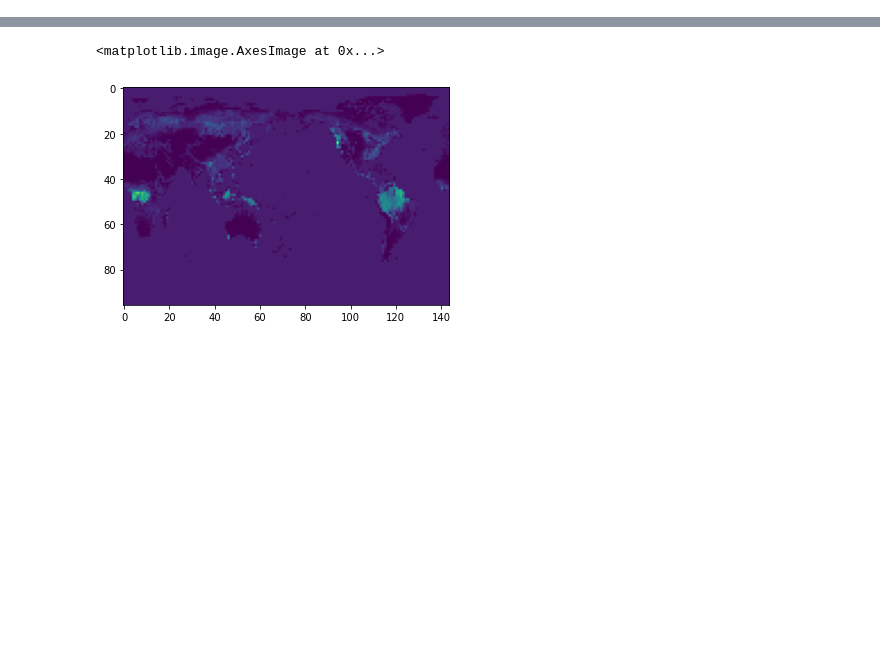
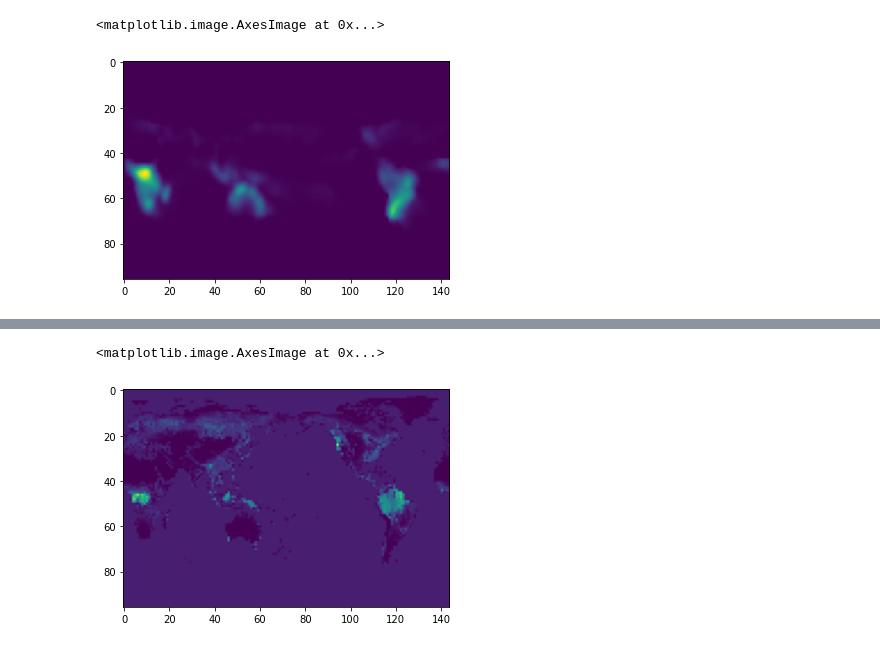
Before and after one commit to charliehuang09/SVAI, a Jupyter notebook: plot.ipynb, the cells around one changed output, grey strips where cells are left out. Cells and saved outputs as stored; diff of their text form; code cells hidden in the pictures; blank space fills up the shorter version.

```diff
--- a/plot.ipynb
+++ b/plot.ipynb
@@ -44,0 +47,5 @@ print(wind.shape)
+# %%
+plt.imshow(lightning.iloc[0])
+# %% [output]
+<matplotlib.image.AxesImage at 0x...>
+[figure, added]
```
Also changed, not shown: parts of 30 cells of this notebook.
